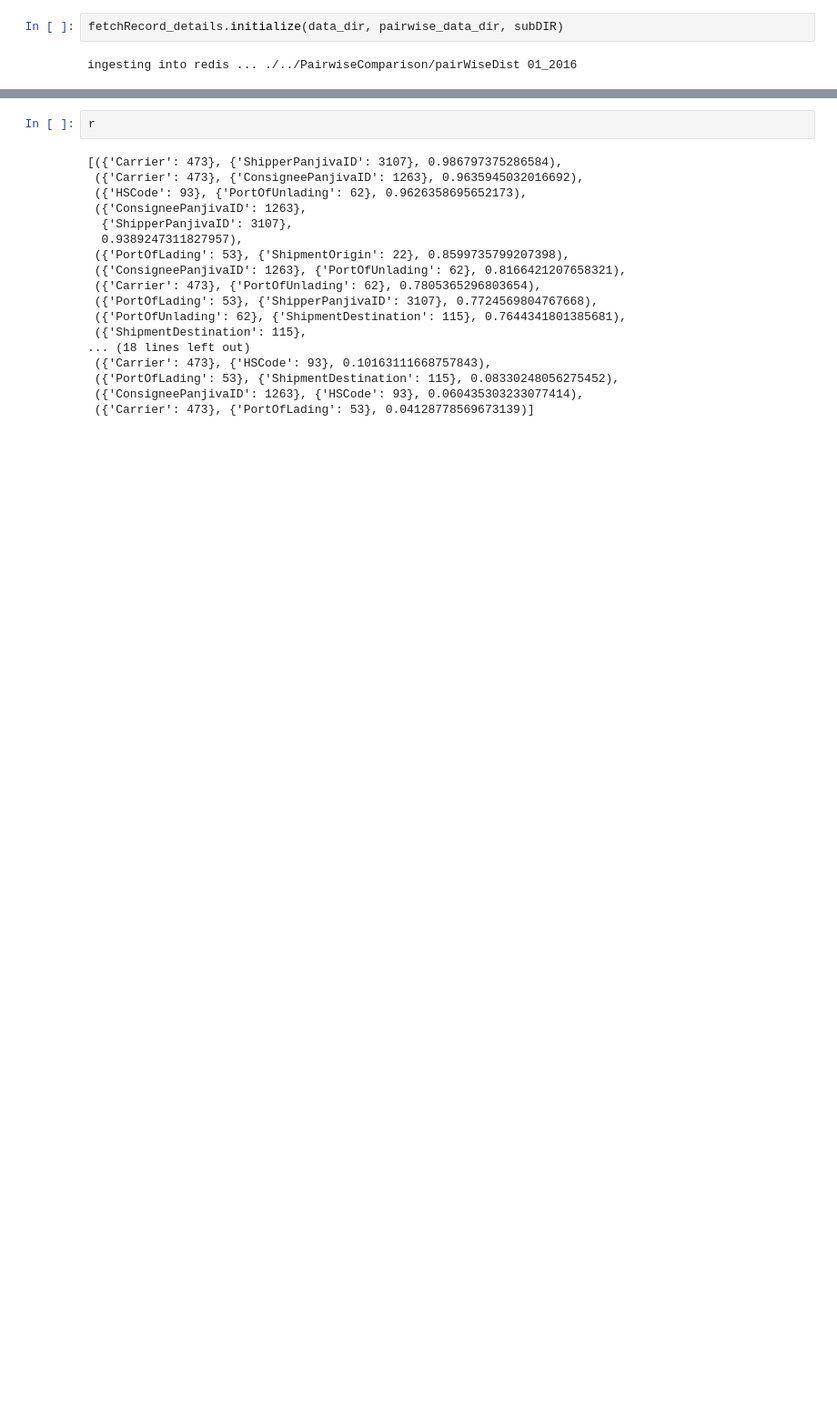
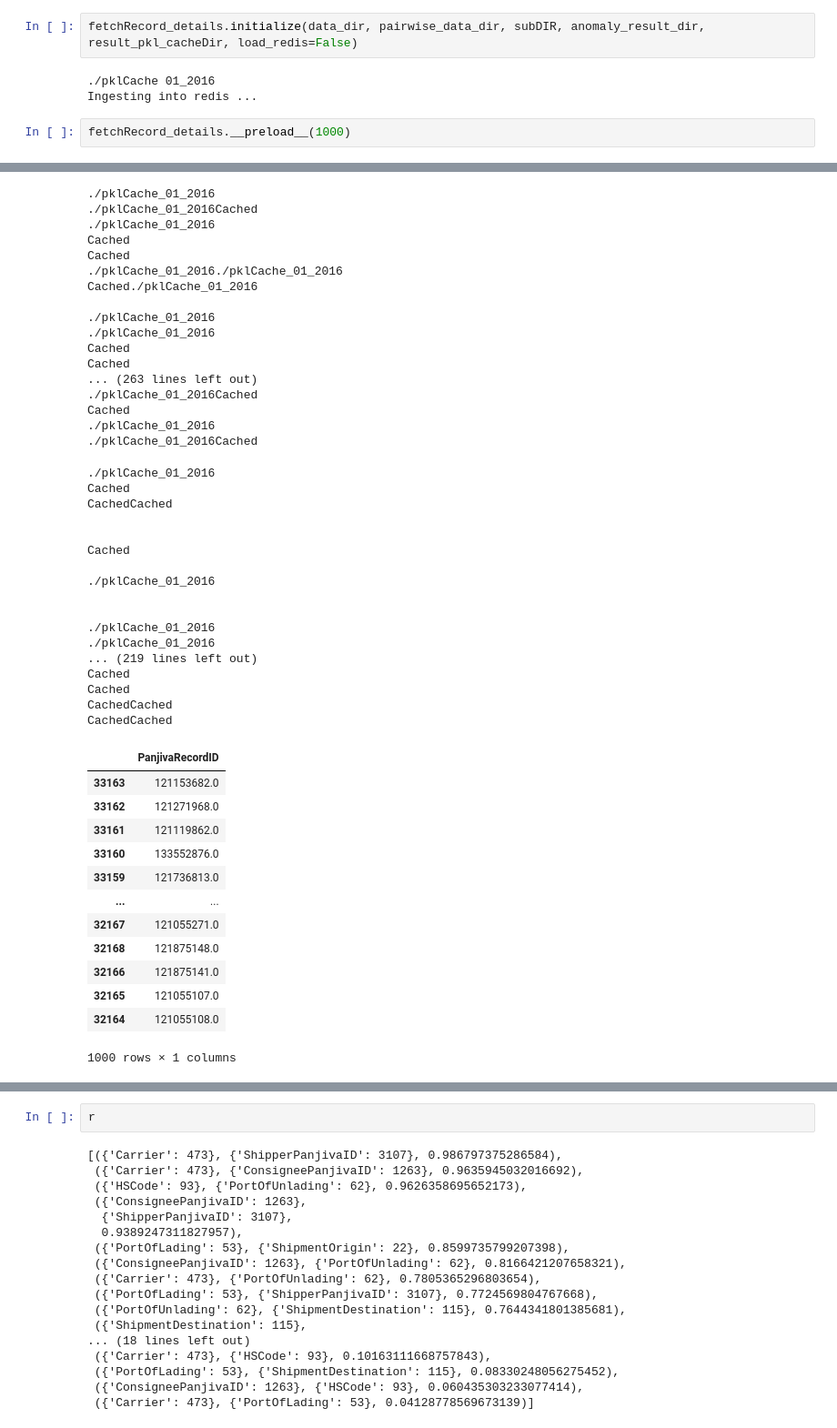
Before and after one commit to ddatta-DAC/HITL_System_v0, a Jupyter notebook: PairwiseComparison/TestCode.ipynb, the cells around one changed output, grey strips where cells are left out. Shown at 91% size. Drawn from its saved outputs; the diff is of its cells as text; blank space fills up the shorter version.

```diff
--- a/PairwiseComparison/TestCode.ipynb
+++ b/PairwiseComparison/TestCode.ipynb
@@ -13,4 +17,8 @@ subDIR='01_2016'
 # %%
-fetchRecord_details.initialize(data_dir, pairwise_data_dir, subDIR)
+fetchRecord_details.initialize(data_dir, pairwise_data_dir, subDIR, anomaly_result_dir, result_pkl_cacheDir, load_redis=False)
 # %% [output]
-ingesting into redis ... ./../PairwiseComparison/pairWiseDist 01_2016
+./pklCache 01_2016
+Ingesting into redis ...
+# %%
+fetchRecord_details.__preload__(1000)
+# %% [output]
@@ -17,2 +93,49 @@ ingesting into redis ... ./../PairwiseComparison/pairWiseDist 01_2016
+./pklCache_01_2016
+./pklCache_01_2016Cached
+./pklCache_01_2016
+Cached
+Cached
+./pklCache_01_2016./pklCache_01_2016
+Cached./pklCache_01_2016
+
+./pklCache_01_2016
+./pklCache_01_2016
+Cached
+Cached
+... (263 lines left out)
+./pklCache_01_2016Cached
+Cached
+./pklCache_01_2016
+./pklCache_01_2016Cached
+./pklCache_01_2016
+Cached
+CachedCached
+
+
+Cached
+
+./pklCache_01_2016
+
+
+./pklCache_01_2016
+./pklCache_01_2016
+... (219 lines left out)
+Cached
+Cached
+CachedCached
+CachedCached
+|  | PanjivaRecordID |
+| 33163 | 121153682.0 |
+| 33162 | 121271968.0 |
+| 33161 | 121119862.0 |
+| 33160 | 133552876.0 |
+| 33159 | 121736813.0 |
+| ... | ... |
+| 32167 | 121055271.0 |
+| 32168 | 121875148.0 |
+| 32166 | 121875141.0 |
+| 32165 | 121055107.0 |
+| 32164 | 121055108.0 |
+1000 rows × 1 columns
 # %%
 r = fetchRecord_details.fetchRecord_details(
```
Also changed, not shown: parts of 4 cells of this notebook, 1 other file.
